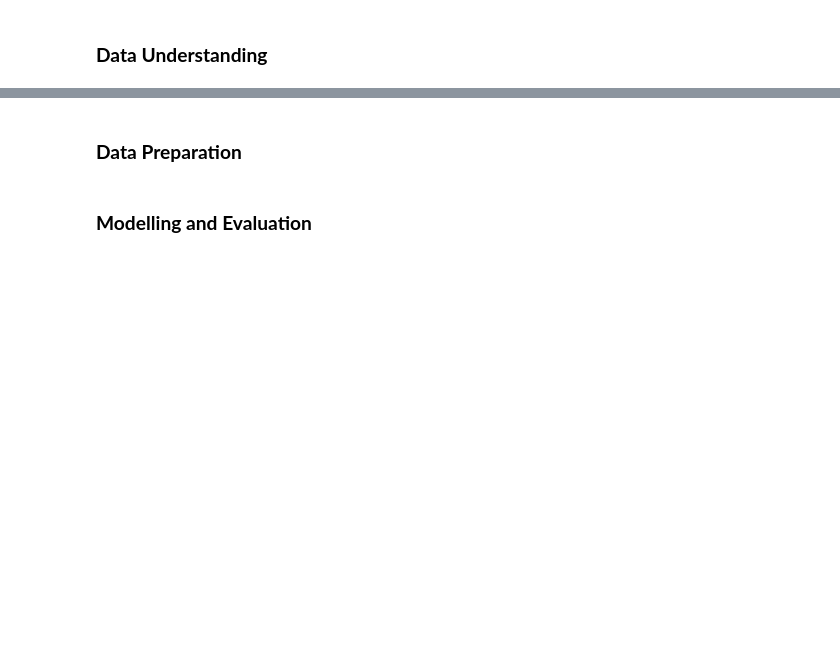
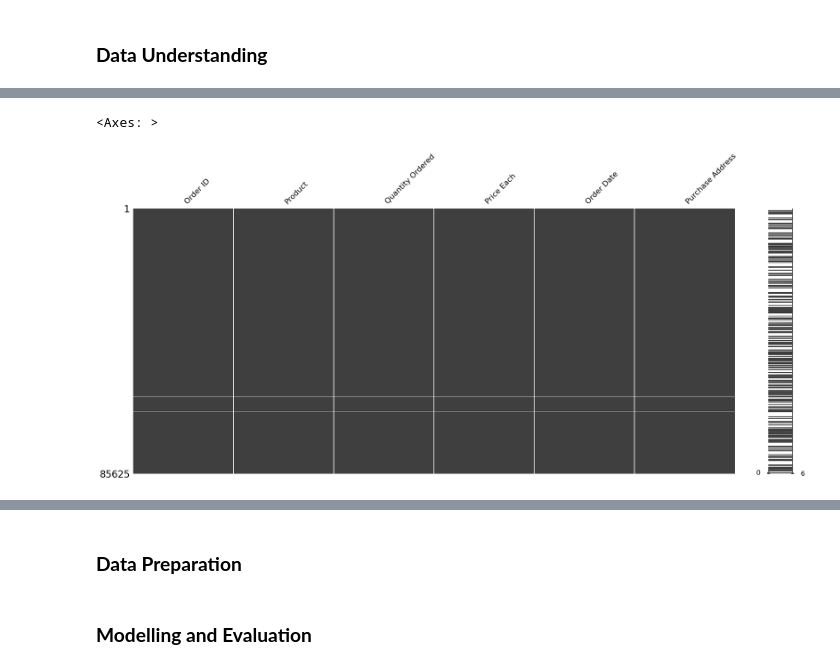
Before and after one commit to FUNMS/Sales-Trends-2019, a Jupyter notebook: notebooks/main.ipynb, the cells around one changed output, grey strips where cells are left out. Saved outputs shown, nothing was run; the diff lists cells and outputs as text; code cells hidden in the pictures; blank space fills up the shorter version.

```diff
--- a/notebooks/main.ipynb
+++ b/notebooks/main.ipynb
@@ -116,0 +133,29 @@ from sklearn.model_selection import GridSearchCV
+# %%
+#Loading Data from January to June
+# List of CSV files (January to June)
+csv_files = ['Sales_January_2019.csv', 'Sales_February_2019.csv', 'Sales_March_2019.csv',
+             'Sales_April_2019.csv', 'Sales_May_2019.csv', 'Sales_June_2019.csv']
+
+# Define the folder path
+folder_path = r'C:\Users\USER\Desktop\Sales-Trends-2019\data'
+
+# Initialize an empty list to store DataFrames
+df_firsthalf = []  # Using a more descriptive variable name
+
+# Loop over the CSV files to load each into a DataFrame and append to list
+for file in csv_files:
+    # Correctly join the folder path and file name
+    file_path = os.path.join(folder_path, file)
+
+    # Read the CSV file into a DataFrame
+    df = pd.read_csv(file_path)
+
+    # Append the DataFrame to the list
+    df_firsthalf.append(df)
+
+    # Print the head of the DataFrame for each month for verification
+    print(f"Head of {file.split('_')[1]} Data:")
+    print(df.head())
+    print("\n")  # Add a line break for readability
+
+# Now firsthalf_dataframes contains all the DataFrames for January to June
@@ -116,0 +255,6 @@ from sklearn.model_selection import GridSearchCV
+# %%
+# Concatenate all the DataFrames in df_firsthalf
+firsthalf_combined = pd.concat(df_firsthalf, ignore_index=True)
+
+# Verify the concatenated DataFrame
+print(firsthalf_combined.head())
@@ -116,0 +292,7 @@ from sklearn.model_selection import GridSearchCV
+# %%
+import missingno as msno
+
+msno.matrix(firsthalf_combined)
+# %% [output]
+<Axes: >
+[figure, added]
```
Also changed, not shown: parts of 22 cells of this notebook, 14 other files.
